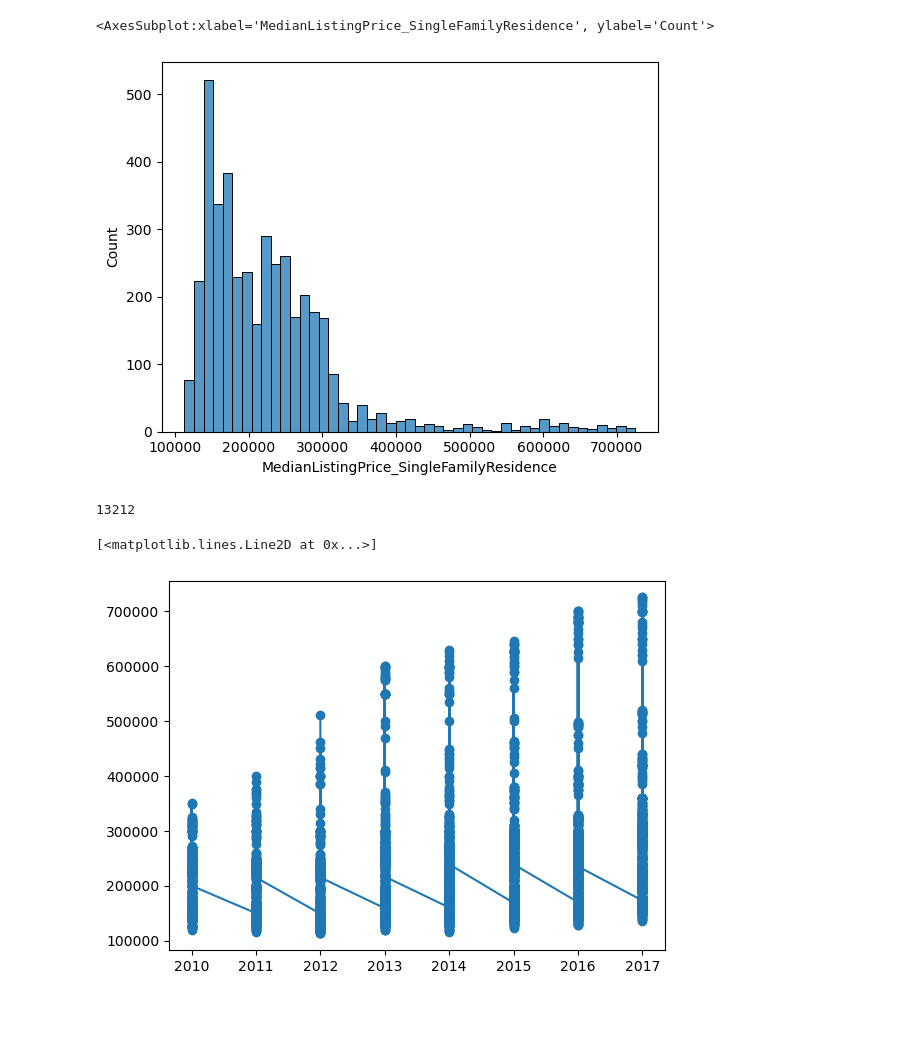
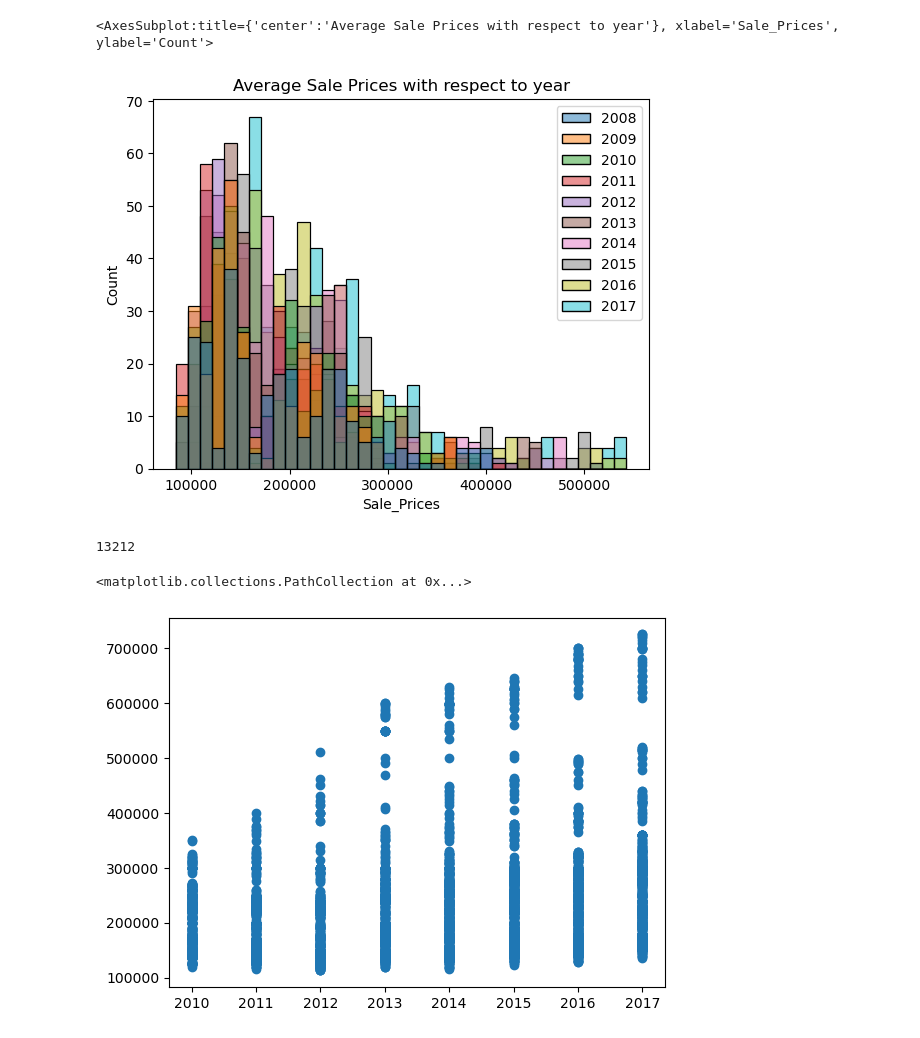
Before and after one commit to MikePlekan/Real-Estate-project, a Jupyter notebook: LookingAtData.ipynb, the cells around one changed output. Saved outputs shown, nothing was run; the diff lists cells and outputs as text; code cells hidden in the pictures; blank space fills up the shorter version.

Commit message:
Added a plot for pct sold at gain, sale prices and percent decrease in value

```diff
--- a/LookingAtData.ipynb
+++ b/LookingAtData.ipynb
@@ -12,9 +47,23 @@ df=utils.get_df('./zillowData/State_time_series.csv')
 # %%
-sb.histplot(df, x='MedianListingPrice_SingleFamilyResidence')
-#print(len(df['MedianListingPrice_SingleFamilyResidence']))
+years = []
+prices = []
+
+dfMedHist = df[[ 'Date','Sale_Prices']]
+dfMedHist = dfMedHist.dropna(axis=0)
+#print(df1)
+
+
+for i in dfMedHist['Sale_Prices']:
+    prices.append(i)
+
+for i in dfMedHist['Date']:
+    years.append(i[:-6])
+
+plt.title("Average Sale Prices with respect to year")
+sb.histplot(dfMedHist, x='Sale_Prices', hue = years)
 # %% [output]
-<AxesSubplot:xlabel='MedianListingPrice_SingleFamilyResidence', ylabel='Count'>
+<AxesSubplot:title={'center':'Average Sale Prices with respect to year'}, xlabel='Sale_Prices', ylabel='Count'>
-[figure, old version]
+[figure, new version]
 # %%
 years = []
 for i in df['Date']:
@@ -25,11 +74,11 @@ housingPrice = df['MedianListingPrice_SingleFamilyResidence']
 print(len(housingPrice))
 #print(years)
 plt.figure()
-plt.plot(years, df['MedianListingPrice_SingleFamilyResidence'], marker="o")
+plt.scatter(years, df['MedianListingPrice_SingleFamilyResidence'], marker="o")
 # %% [output]
 13212
-[<matplotlib.lines.Line2D at 0x...>]
+<matplotlib.collections.PathCollection at 0x...>
-[figure, old version]
+[figure, new version]
 # %%
 years = []
 prices = []
```
Also changed, not shown: parts of 6 cells of this notebook.
